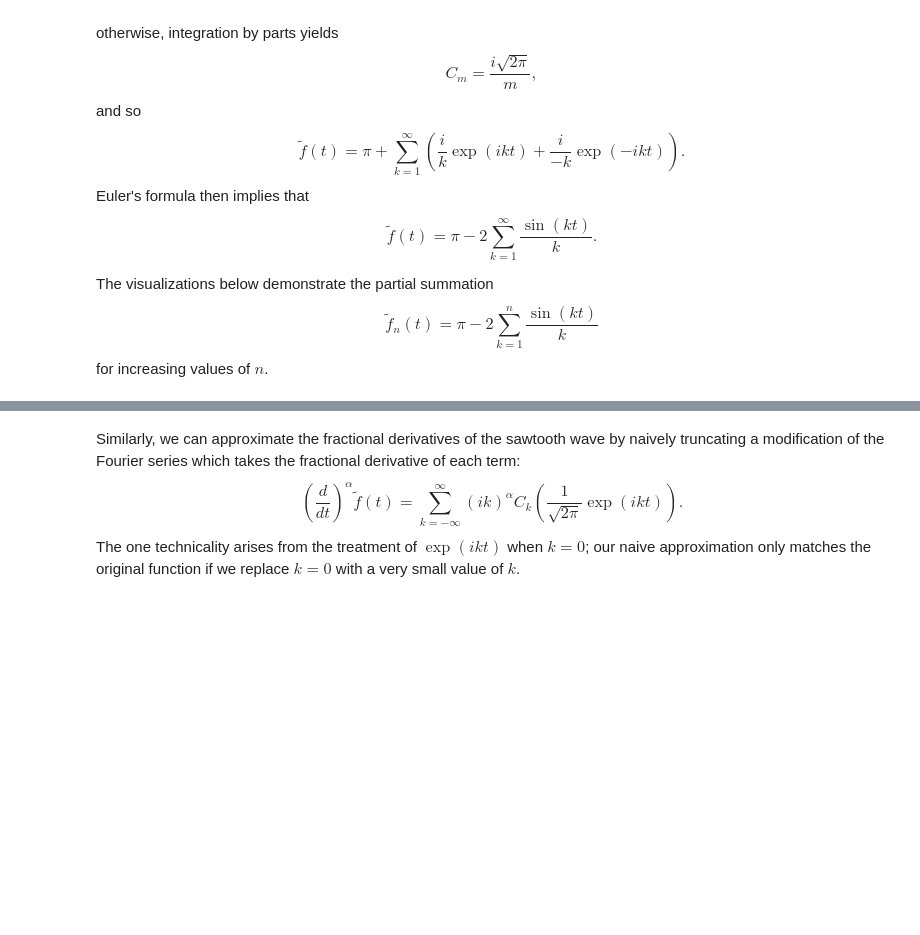
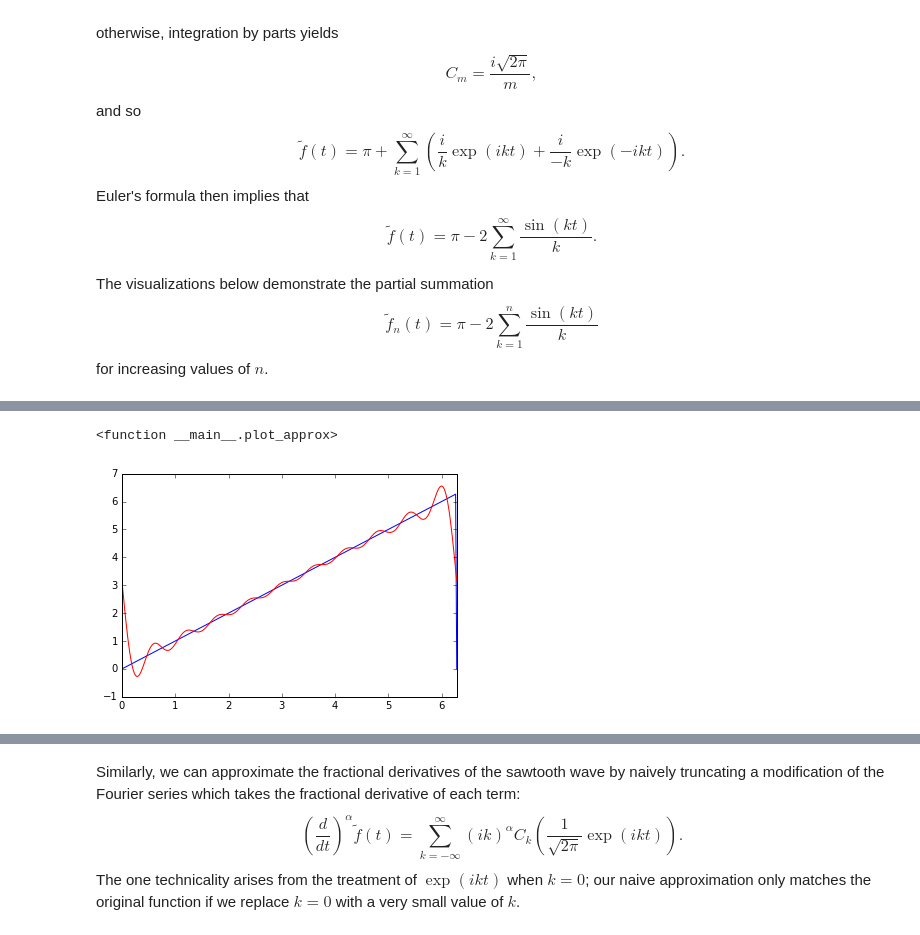
Before and after one commit to poulson/DiffEqWithLinAlg, a Jupyter notebook: Fourier.ipynb, the cells around one changed output, grey strips where cells are left out. Saved outputs shown, nothing was run; the diff lists cells and outputs as text; code cells hidden in the pictures; blank space fills up the shorter version.

Commit message:
Uncommenting interactivity

```diff
--- a/Fourier.ipynb
+++ b/Fourier.ipynb
@@ -167,6 +166,5 @@ def plot_approx(n=10):
     plt.plot(X,Y,'b-',X,YApprox,'r-')
     plt.xlim(0,2*pi)
 
-#interact(plot_approx,n=widgets.IntSlider(min=0,max=100,step=1,value=10))
-plot_approx(n=0)
+interact(plot_approx,n=widgets.IntSlider(min=0,max=100,step=1,value=10))
 # %% [output]
@@ -174,0 +171,2 @@ plot_approx(n=0)
+<function __main__.plot_approx>
+[figure, added]
```
Also changed, not shown: parts of 11 cells of this notebook.
